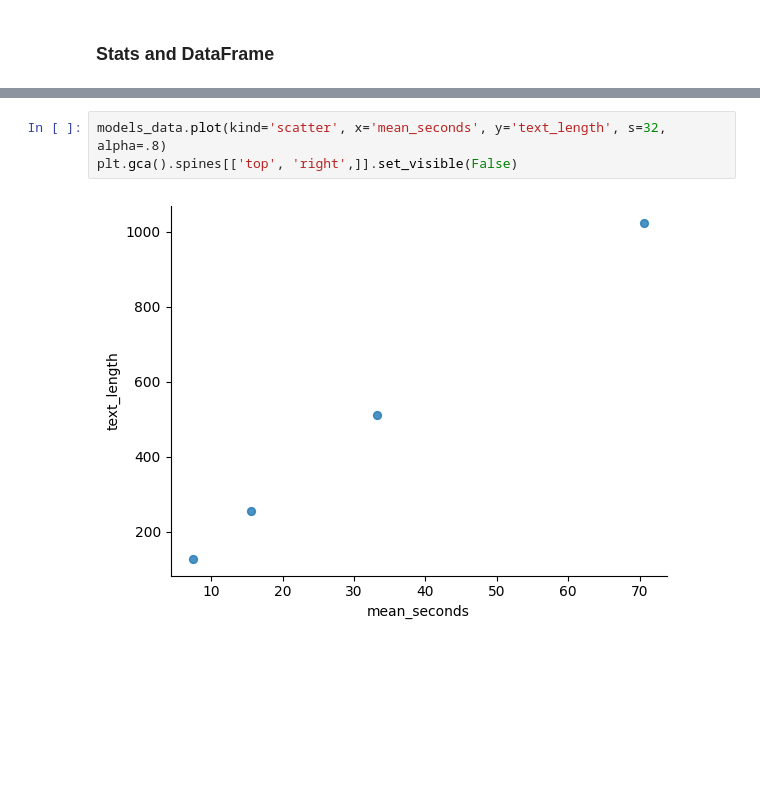
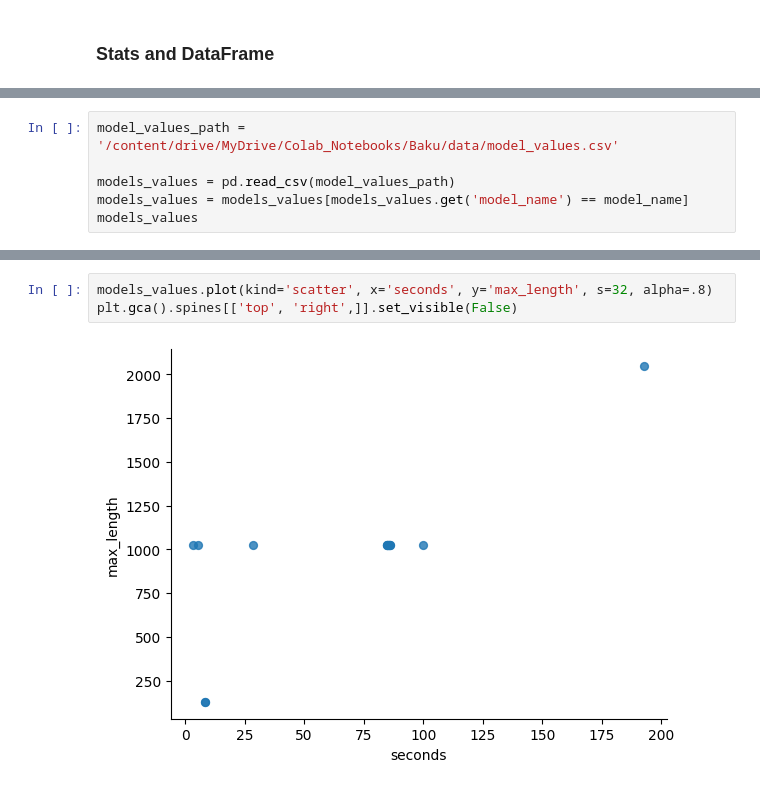
Before and after one commit to lac-dcc/baku, a Jupyter notebook: notebooks/BAKU_Time&Code.ipynb, the cells around one changed output, grey strips where cells are left out. Saved outputs shown, nothing was run; the diff lists cells and outputs as text; blank space fills up the shorter version.

Commit message:
[FIX] Code archive generetion and Model Data updated

```diff
--- a/notebooks/BAKU_Time&Code.ipynb
+++ b/notebooks/BAKU_Time&Code.ipynb
@@ -186,0 +203,6 @@ models_data
+# %%
+model_values_path = '/content/drive/MyDrive/Colab_Notebooks/Baku/data/model_values.csv'
+
+models_values = pd.read_csv(model_values_path)
+models_values = models_values[models_values.get('model_name') == model_name]
+models_values
@@ -187,5 +227,5 @@ models_data
 # %%
-models_data.plot(kind='scatter', x='mean_seconds', y='text_length', s=32, alpha=.8)
+models_values.plot(kind='scatter', x='seconds', y='max_length', s=32, alpha=.8)
 plt.gca().spines[['top', 'right',]].set_visible(False)
 # %% [output]
-[figure, old version]
+[figure, new version]
```
Also changed, not shown: parts of 10 cells of this notebook, 45 other files.
